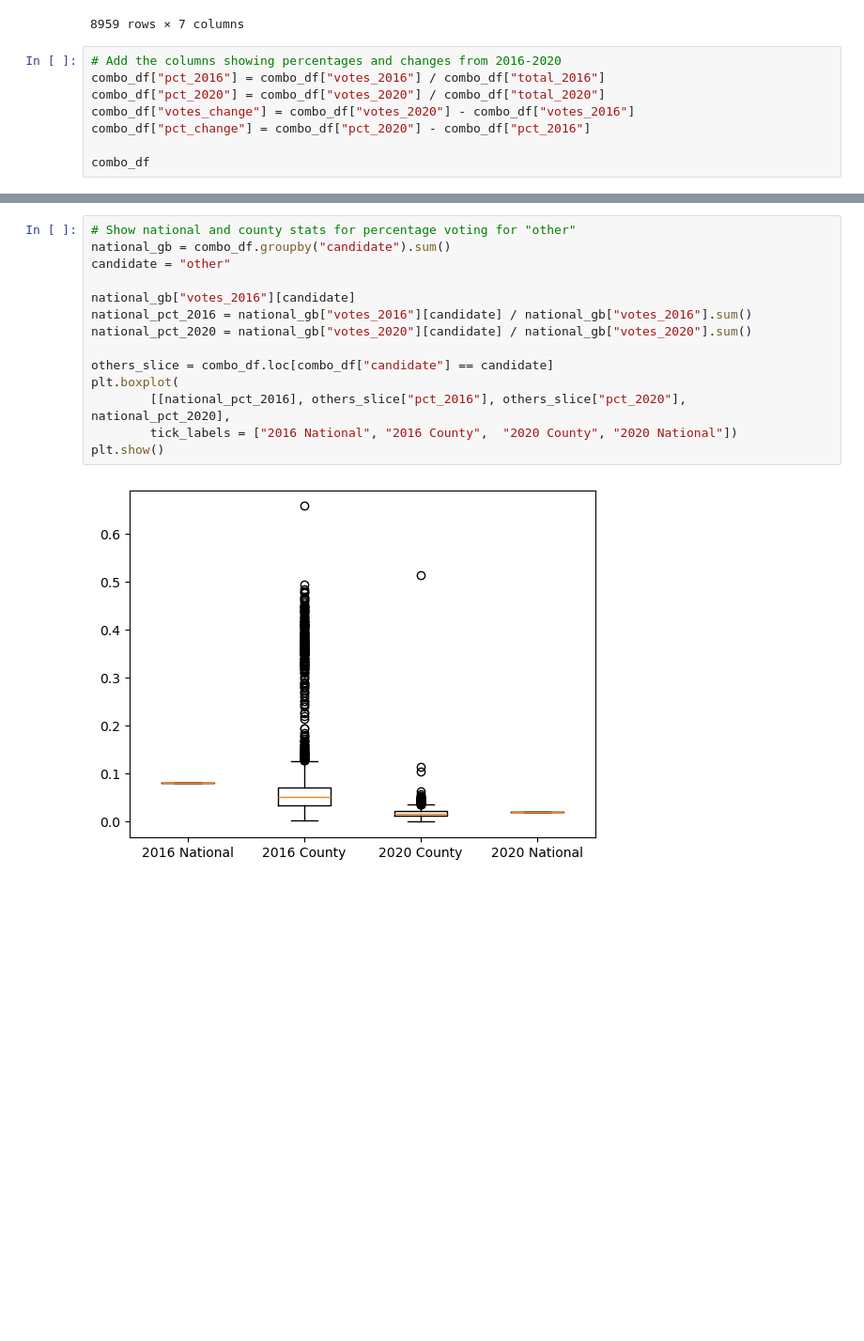
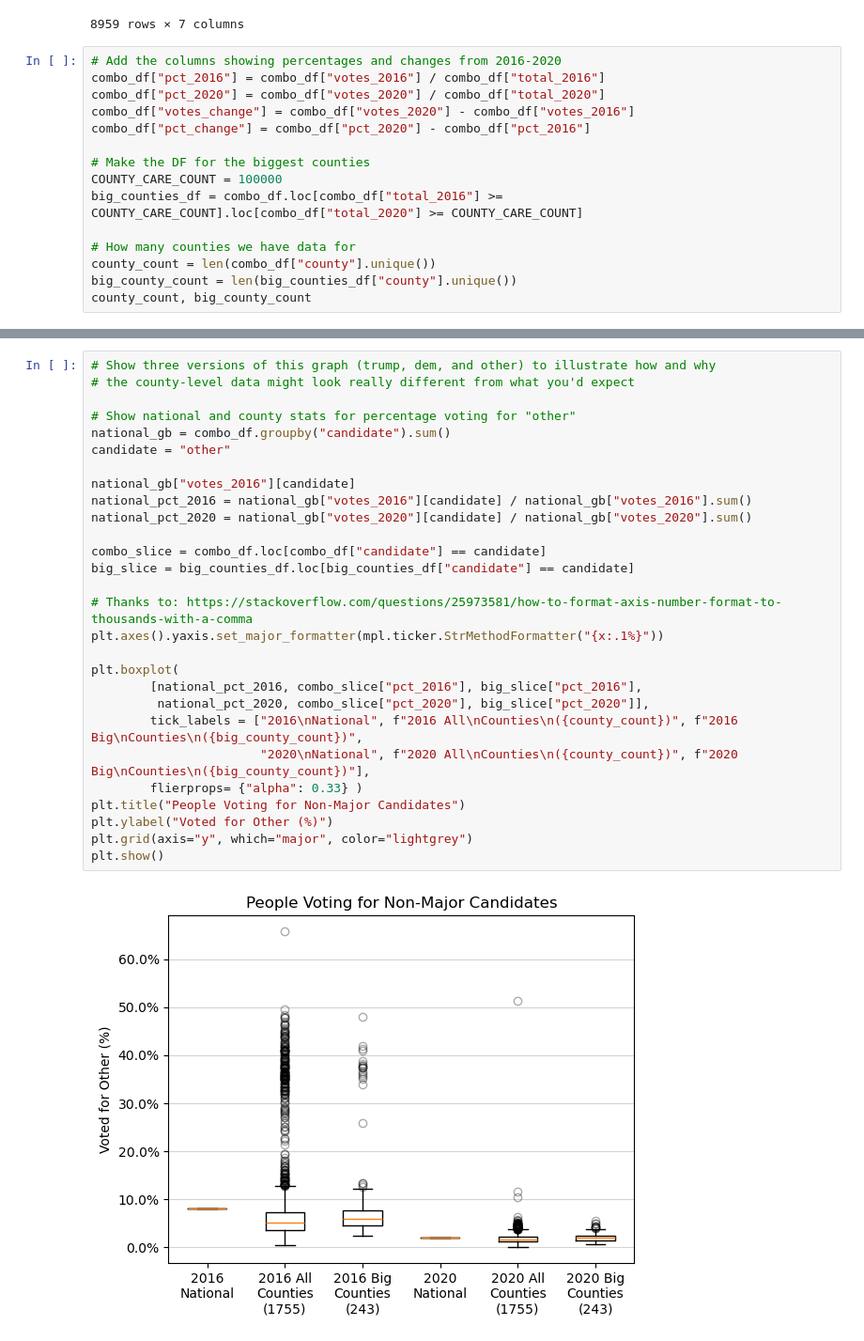
Before and after one commit to rmathena79/democracy, a Jupyter notebook: democracy.ipynb, the cells around one changed output, grey strips where cells are left out. Shown at 94% size. Drawn from its saved outputs; the diff is of its cells as text; blank space fills up the shorter version.

Commit message:
Minor adjustments to that first graph

```diff
--- a/democracy.ipynb
+++ b/democracy.ipynb
@@ -241,5 +242,12 @@ combo_df["pct_2020"] = combo_df["votes_2020"] / combo_df["total_2020"]
 combo_df["votes_change"] = combo_df["votes_2020"] - combo_df["votes_2016"]
 combo_df["pct_change"] = combo_df["pct_2020"] - combo_df["pct_2016"]
 
-combo_df
+# Make the DF for the biggest counties
+COUNTY_CARE_COUNT = 100000
+big_counties_df = combo_df.loc[combo_df["total_2016"] >= COUNTY_CARE_COUNT].loc[combo_df["total_2020"] >= COUNTY_CARE_COUNT]
+
+# How many counties we have data for
+county_count = len(combo_df["county"].unique())
+big_county_count = len(big_counties_df["county"].unique())
+county_count, big_county_count
 # %% [output]
@@ -259,16 +255,30 @@ combo_df
 # %%
+# Show three versions of this graph (trump, dem, and other) to illustrate how and why
+# the county-level data might look really different from what you'd expect
+
 # Show national and county stats for percentage voting for "other"
 national_gb = combo_df.groupby("candidate").sum()
 candidate = "other"
 
 national_gb["votes_2016"][candidate]
 national_pct_2016 = national_gb["votes_2016"][candidate] / national_gb["votes_2016"].sum()
 national_pct_2020 = national_gb["votes_2020"][candidate] / national_gb["votes_2020"].sum()
 
-others_slice = combo_df.loc[combo_df["candidate"] == candidate]
+combo_slice = combo_df.loc[combo_df["candidate"] == candidate]
+big_slice = big_counties_df.loc[big_counties_df["candidate"] == candidate]
+
+# Thanks to: https://stackoverflow.com/questions/25973581/how-to-format-axis-number-format-to-thousands-with-a-comma
+plt.axes().yaxis.set_major_formatter(mpl.ticker.StrMethodFormatter("{x:.1%}"))
+
 plt.boxplot(
-        [[national_pct_2016], others_slice["pct_2016"], others_slice["pct_2020"], national_pct_2020],
-        tick_labels = ["2016 National", "2016 County",  "2020 County", "2020 National"])
+        [national_pct_2016, combo_slice["pct_2016"], big_slice["pct_2016"],
+         national_pct_2020, combo_slice["pct_2020"], big_slice["pct_2020"]],
+        tick_labels = ["2016\nNational", f"2016 All\nCounties\n({county_count})", f"2016 Big\nCounties\n({big_county_count})",
+                       "2020\nNational", f"2020 All\nCounties\n({county_count})", f"2020 Big\nCounties\n({big_county_count})"],
+        flierprops= {"alpha": 0.33} )
+plt.title("People Voting for Non-Major Candidates")
+plt.ylabel("Voted for Other (%)")
+plt.grid(axis="y", which="major", color="lightgrey")
 plt.show()
 # %% [output]
-[figure, old version]
+[figure, new version]
```
Also changed, not shown: parts of 2 cells of this notebook, 1 other file.
